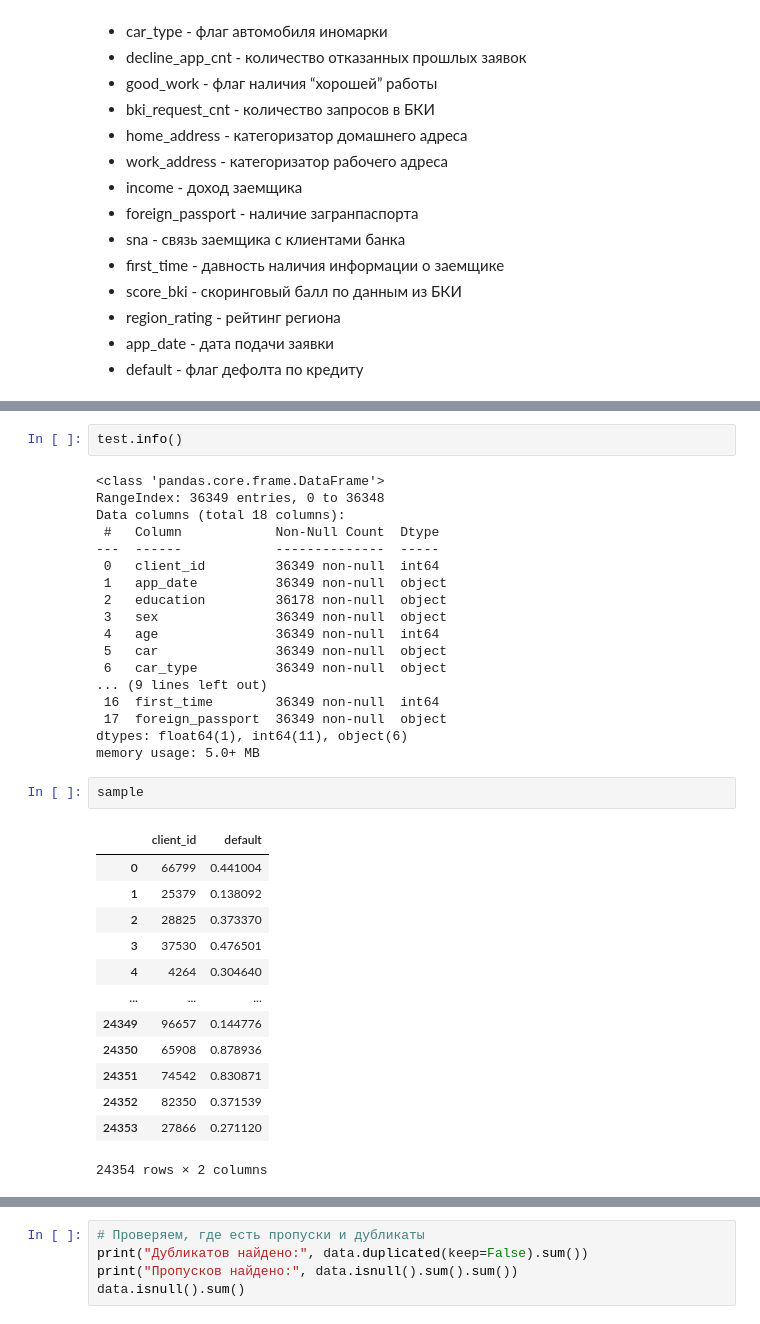
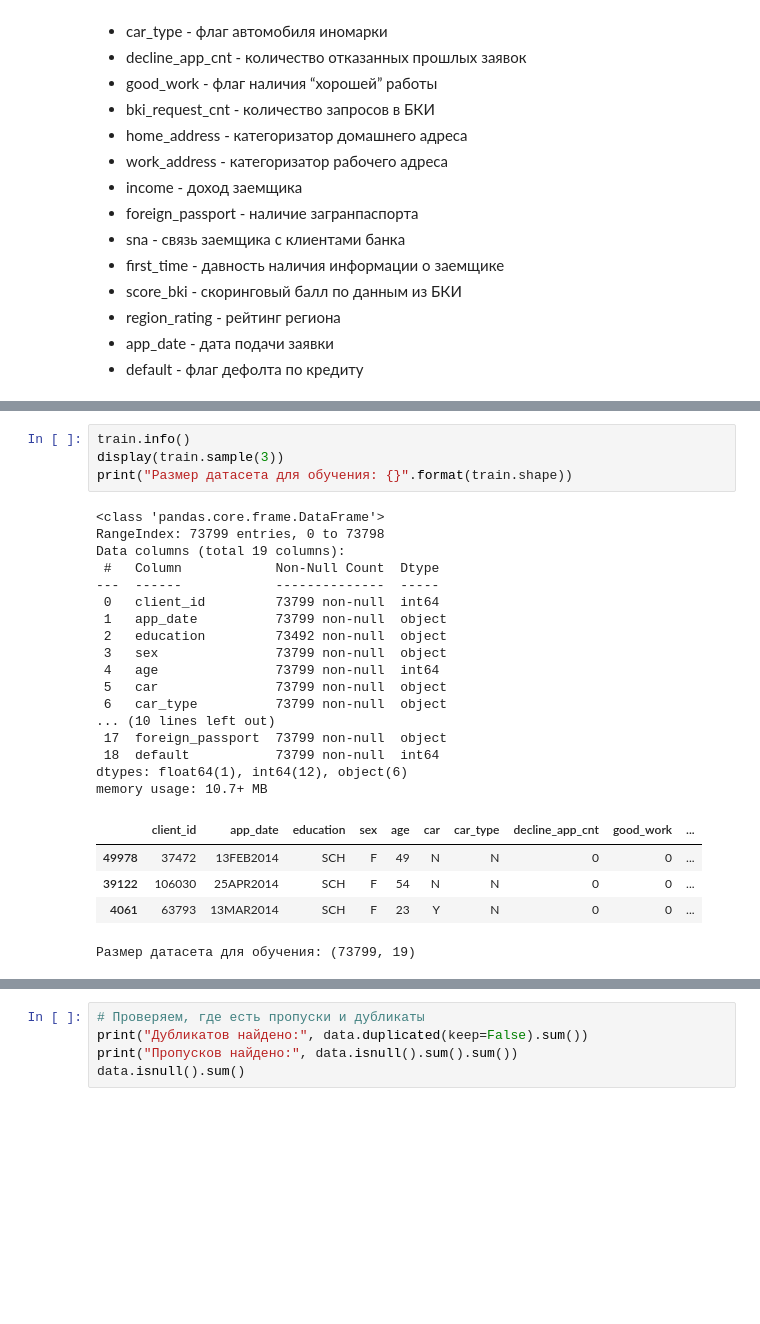
Before and after one commit to IvanAleshin/Skillfactory_projects, a Jupyter notebook: module_4/credit-scoring.ipynb, the cells around one changed output, grey strips where cells are left out. Saved outputs shown, nothing was run; the diff lists cells and outputs as text; blank space fills up the shorter version.

```diff
--- a/module_4/credit-scoring.ipynb
+++ b/module_4/credit-scoring.ipynb
@@ -115,36 +128,27 @@ test
-# %%
-test.info()
-# %% [output]
-<class 'pandas.core.frame.DataFrame'>
-RangeIndex: 36349 entries, 0 to 36348
-Data columns (total 18 columns):
- #   Column            Non-Null Count  Dtype
----  ------            --------------  -----
- 0   client_id         36349 non-null  int64
- 1   app_date          36349 non-null  object
- 2   education         36178 non-null  object
- 3   sex               36349 non-null  object
- 4   age               36349 non-null  int64
- 5   car               36349 non-null  object
- 6   car_type          36349 non-null  object
-... (9 lines left out)
- 16  first_time        36349 non-null  int64
- 17  foreign_passport  36349 non-null  object
-dtypes: float64(1), int64(11), object(6)
-memory usage: 5.0+ MB
-# %%
-sample
-# %% [output]
-|  | client_id | default |
-| 0 | 66799 | 0.441004 |
-| 1 | 25379 | 0.138092 |
-| 2 | 28825 | 0.373370 |
-| 3 | 37530 | 0.476501 |
-| 4 | 4264 | 0.304640 |
-| ... | ... | ... |
-| 24349 | 96657 | 0.144776 |
-| 24350 | 65908 | 0.878936 |
-| 24351 | 74542 | 0.830871 |
-| 24352 | 82350 | 0.371539 |
-| 24353 | 27866 | 0.271120 |
-24354 rows × 2 columns
+# %%
+train.info()
+display(train.sample(3))
+print("Размер датасета для обучения: {}".format(train.shape))
+# %% [output]
+<class 'pandas.core.frame.DataFrame'>
+RangeIndex: 73799 entries, 0 to 73798
+Data columns (total 19 columns):
+ #   Column            Non-Null Count  Dtype
+---  ------            --------------  -----
+ 0   client_id         73799 non-null  int64
+ 1   app_date          73799 non-null  object
+ 2   education         73492 non-null  object
+ 3   sex               73799 non-null  object
+ 4   age               73799 non-null  int64
+ 5   car               73799 non-null  object
+ 6   car_type          73799 non-null  object
+... (10 lines left out)
+ 17  foreign_passport  73799 non-null  object
+ 18  default           73799 non-null  int64
+dtypes: float64(1), int64(12), object(6)
+memory usage: 10.7+ MB
+|  | client_id | app_date | education | sex | age | car | car_type | decline_app_cnt | good_work | ... |
+| 49978 | 37472 | 13FEB2014 | SCH | F | 49 | N | N | 0 | 0 | ... |
+| 39122 | 106030 | 25APR2014 | SCH | F | 54 | N | N | 0 | 0 | ... |
+| 4061 | 63793 | 13MAR2014 | SCH | F | 23 | Y | N | 0 | 0 | ... |
+Размер датасета для обучения: (73799, 19)
```
Also changed, not shown: parts of 29 cells of this notebook.
